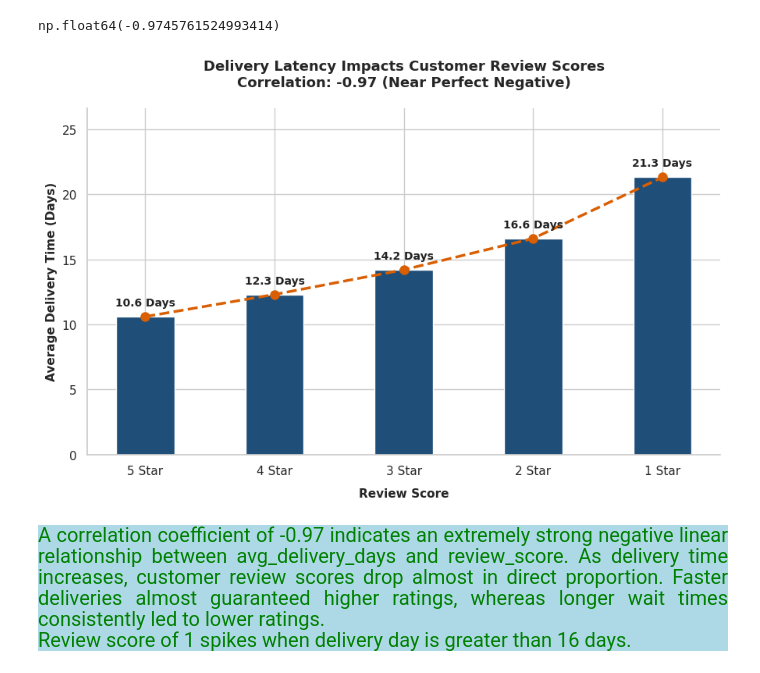
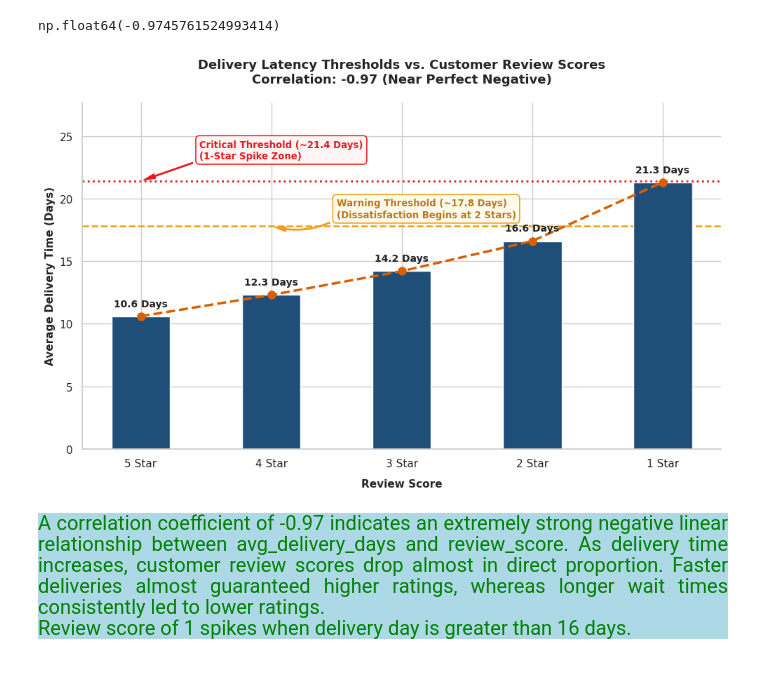
Before and after one commit to Kartika-Nidhi/Brazilian_Olist_Analysis, a Jupyter notebook: BrazilianOlist.ipynb, the cells around one changed output. Cells and saved outputs as stored; diff of their text form; code cells hidden in the pictures.

Commit message:
Improvised the review score chart(5.1)

```diff
--- a/BrazilianOlist.ipynb
+++ b/BrazilianOlist.ipynb
@@ -855,18 +855,18 @@ data['review_score'].corr(data['avg_delivery_days'])
 np.float64(-0.9745761524993414)
 # %%
 sns.set_theme(style="whitegrid")
-fig, ax = plt.subplots(figsize=(9, 6))
-
+fig, ax = plt.subplots(figsize=(10, 6.5))
 
 x_labels = [f"{score} Star" for score in data["review_score"]]
 
-# Barplot
+# 1. Bar Plot layer
 bars = ax.bar(
     x_labels, data["avg_delivery_days"], color="#1f4e79", width=0.45, zorder=2
 )
 
 
-# Lineplot
+
+# 2. Line Plot
 ax.plot(
     x_labels,
     data["avg_delivery_days"],
@@ -877,40 +877,84 @@ ax.plot(
     linestyle="--",
     zorder=3,
 )
+
 
 
 for x_idx, val in enumerate(data["avg_delivery_days"]):
     ax.annotate(
         f"{val:.1f} Days",
         xy=(x_idx, val),
         xytext=(0, 8),
         textcoords="offset points",
         ha="center",
         va="bottom",
         fontsize=10,
         fontweight="bold",
         color="#222222",
     )
 
 
+ax.axhline(y=17.8, color="#f39c12", linestyle="--", linewidth=1.8, zorder=1)
+ax.annotate(
+    "Warning Threshold (~17.8 Days)\n(Dissatisfaction Begins at 2 Stars)",
+    xy=(1, 17.8),  # Pointing to x=1 (2 Star)
+    xytext=(1.5, 18.5),  # Positioned to the right of 2-Star bar
+    arrowprops=dict(
+        facecolor="#f39c12",
+        edgecolor="#f39c12",
+        shrink=0.05,
+        width=1,
+        headwidth=5,
+        connectionstyle="arc3,rad=-0.2",
+    ),
+    fontsize=9.5,
+    fontweight="bold",
+    color="#b7791f",
+    bbox=dict(
+        boxstyle="round,pad=0.4", fc="#fffbeb", ec="#f39c12", lw=1.2, alpha=0.95
+    ),
+)
+
+
+
+ax.axhline(y=21.4, color="#e41a1c", linestyle=":", linewidth=2, zorder=1)
+ax.annotate(
+    "Critical Threshold (~21.4 Days)\n(1-Star Spike Zone)",
+    xy=(0, 21.4),  # Pointing to x=0 (1 Star)
+    xytext=(0.45, 23.2),
+    arrowprops=dict(
+        facecolor="#e41a1c",
+        edgecolor="#e41a1c",
+        shrink=0.05,
+        width=1,
+        headwidth=5,
+    ),
+    fontsize=9.5,
+    fontweight="bold",
+    color="#e41a1c",
+    bbox=dict(
+        boxstyle="round,pad=0.4", fc="#fff5f5", ec="#e41a1c", lw=1.2, alpha=0.95
+    ),
+)
+
+
+
 plt.title(
-    "Delivery Latency Impacts Customer Review Scores\nCorrelation: -0.97 (Near Perfect Negative)",
+    "Delivery Latency Thresholds vs. Customer Review Scores\nCorrelation: -0.97 (Near Perfect Negative)",
     fontsize=13,
     fontweight="bold",
     pad=20,
     loc="center",
 )
-
-# 5. Axis formatting & cleanup
 plt.xlabel("Review Score", fontsize=11, fontweight="bold", labelpad=10)
 plt.ylabel("Average Delivery Time (Days)", fontsize=11, fontweight="bold")
-plt.ylim(0, max(data["avg_delivery_days"]) * 1.25)
+plt.ylim(0, max(data["avg_delivery_days"]) * 1.3)
 
 sns.despine(top=True, right=True)
 plt.tight_layout()
 plt.show()
 # %% [output]
-[figure, old version]
+[figure, new version]
 # %% [markdown]
 <div style = "background-color:lightblue; color:green; font-size:20px; text-align:justify">A correlation coefficient of -0.97 indicates an extremely strong negative linear relationship between avg_delivery_days and review_score.
 As delivery time increases, customer review scores drop almost in direct proportion. Faster deliveries almost guaranteed higher ratings, whereas longer wait times consistently led to lower ratings.<br>
```
